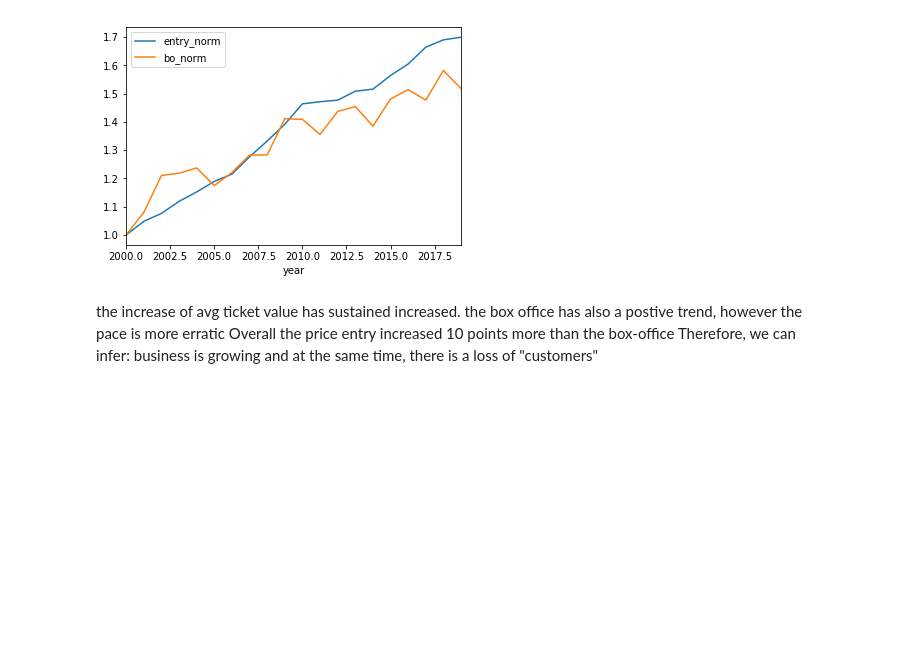
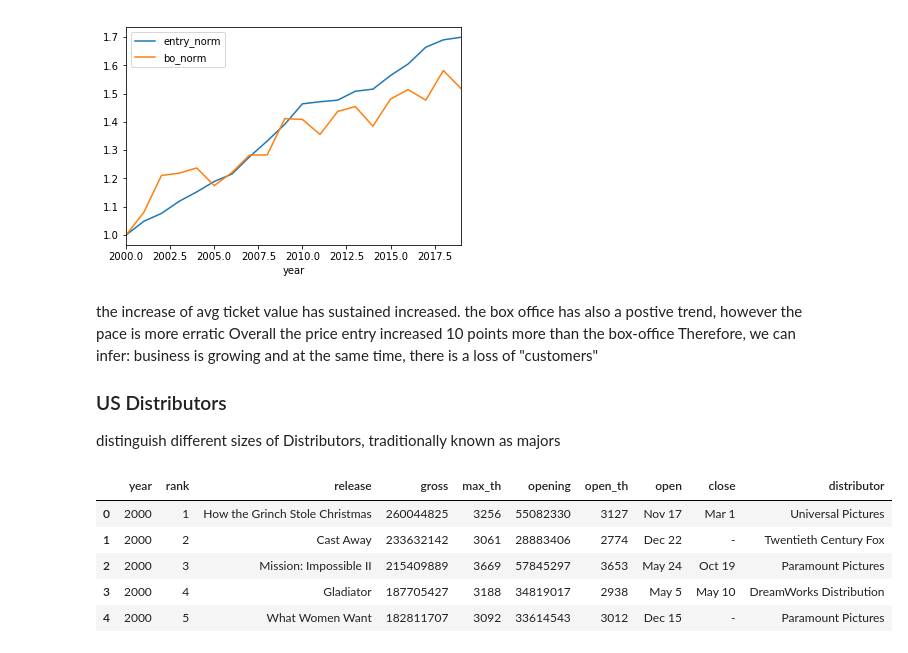
Before and after one commit to ivanlopezlobato/movies, a Jupyter notebook: notebooks/BoxOffice_Evolution_2000-2019.ipynb, the cells around one changed output. Drawn from its saved outputs; the diff is of its cells as text; code cells hidden in the pictures; blank space fills up the shorter version.

```diff
--- a/notebooks/BoxOffice_Evolution_2000-2019.ipynb
+++ b/notebooks/BoxOffice_Evolution_2000-2019.ipynb
@@ -130,3 +130,20 @@ the increase of avg ticket value has sustained increased.
 the box office has also a postive trend, however the pace is more erratic
 Overall the price entry increased 10 points more than the box-office
 Therefore, we can infer: business is growing and at the same time, there is a loss of "customers"
+
+### US Distributors
+distinguish different sizes of Distributors, traditionally known as majors
+# %%
+file = "us_bo.csv"
+
+us_bo = pd.read_csv(data + file)
+us_bo = us_bo.drop(columns=["Unnamed: 0"])
+# %%
+us_bo.head()
+# %% [output]
+|  | year | rank | release | gross | max_th | opening | open_th | open | close | distributor |
+| 0 | 2000 | 1 | How the Grinch Stole Christmas | 260044825 | 3256 | 55082330 | 3127 | Nov 17 | Mar 1 | Universal Pictures |
+| 1 | 2000 | 2 | Cast Away | 233632142 | 3061 | 28883406 | 2774 | Dec 22 | - | Twentieth Century Fox |
+| 2 | 2000 | 3 | Mission: Impossible II | 215409889 | 3669 | 57845297 | 3653 | May 24 | Oct 19 | Paramount Pictures |
+| 3 | 2000 | 4 | Gladiator | 187705427 | 3188 | 34819017 | 2938 | May 5 | May 10 | DreamWorks Distribution |
+| 4 | 2000 | 5 | What Women Want | 182811707 | 3092 | 33614543 | 3012 | Dec 15 | - | Paramount Pictures |
```
Also changed, not shown: parts of 1 cell of this notebook, 1 other file.
